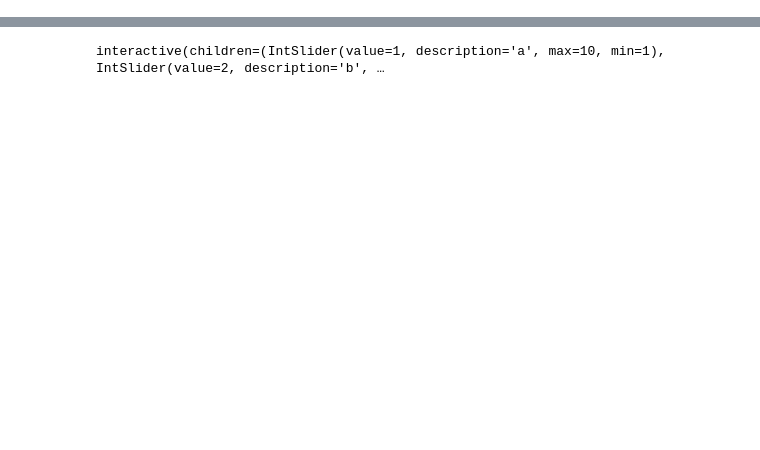
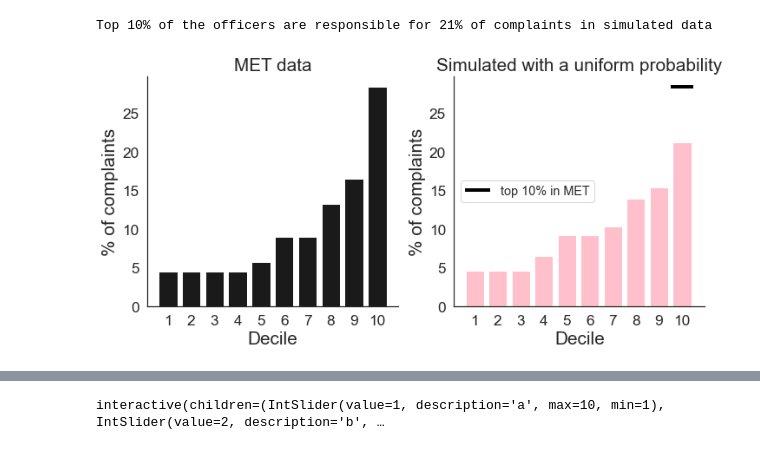
Before and after one commit to veronikasamborska1994/data_analysis_example_OWD, a Jupyter notebook: src/police_complaints.ipynb, the cells around one changed output, grey strips where cells are left out. Cells and saved outputs as stored; diff of their text form; code cells hidden in the pictures; blank space fills up the shorter version.

```diff
--- a/src/police_complaints.ipynb
+++ b/src/police_complaints.ipynb
@@ -72,0 +59,7 @@ interactive(children=(FloatSlider(value=0.1, description='last_perc', max=1.0, m
+# %%
+n_total_officers = 32493;  # from https://en.wikipedia.org/wiki/Metropolitan_Police
+tot_complaints = np.sum(complaints_per_case) # total number of complaints
+unif_prob = tot_complaints/n_total_officers/5 # assume each officer has a uniform probability of a complaint (divided by 5 because the data is from the last 5 years)
+print('Total # of complaints ' + str(tot_complaints)); print(str(np.round(unif_prob,2)) + ' complaints per officer')
+
+prob_, deciles_sim = simulate_decile_data(unif_prob, complaints_per_case)
@@ -72,0 +73,15 @@ interactive(children=(FloatSlider(value=0.1, description='last_perc', max=1.0, m
+# %%
+colors = ['k','pink']; titles = ['MET data', 'Simulated with a uniform probability']; max_ = np.max([deciles_,deciles_sim])
+plt.figure(figsize = (10,5))
+for i, pl in enumerate([deciles_,deciles_sim]):
+    plt.subplot(1,2,i+1); plt.bar(np.arange(len(pl)), pl, color = colors[i]);
+    plt.xticks(np.arange(10),np.arange(10)+1);
+    plt.ylabel( '% of complaints'); plt.xlabel('Decile');
+    plt.title(titles[i])
+    sns.despine();
+plt.hlines(max_,8.5,9.5, color = 'black', label = 'top 10% in MET', linewidth = 4); plt.legend(loc ='center left', fontsize = 'large')
+plt.tight_layout()
+print('Top 10% of the officers are responsible for ' +str(int(deciles_sim[-1])) + '% of complaints in simulated data')
+# %% [output]
+Top 10% of the officers are responsible for 21% of complaints in simulated data
+[figure, added]
```
Also changed, not shown: parts of 26 cells of this notebook, 4 other files.
